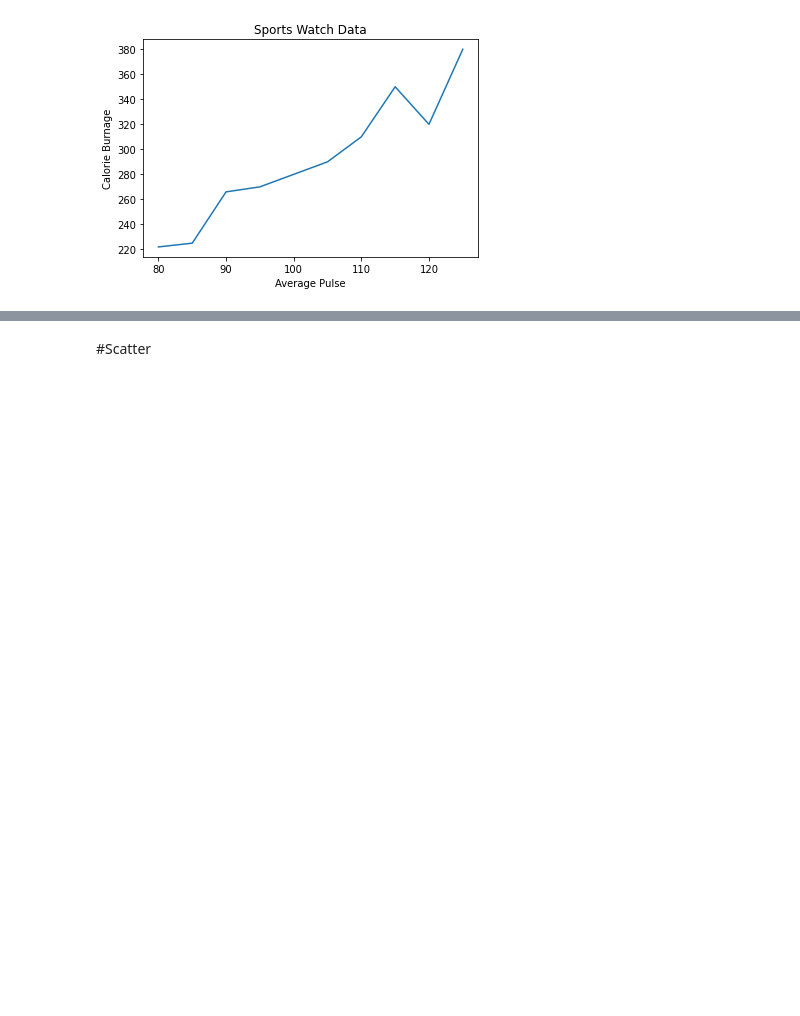
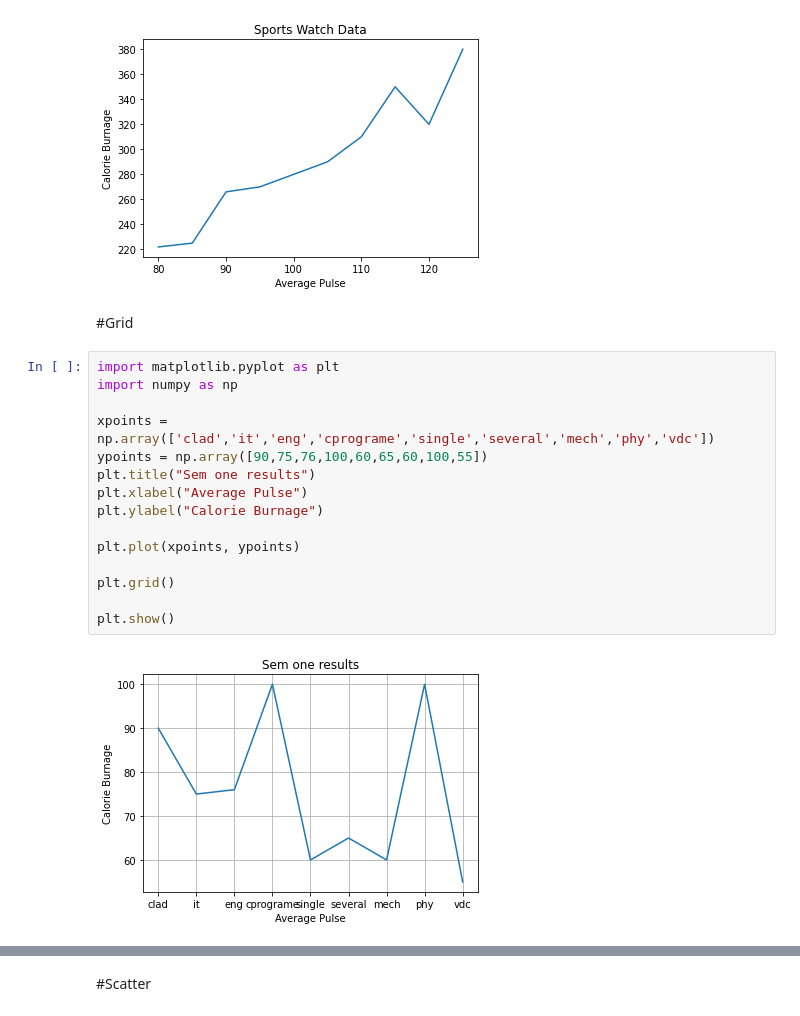
Before and after one commit to Devenderalla/python-, a Jupyter notebook: Bar_graph.ipynb, the cells around one changed output, grey strips where cells are left out. Drawn from its saved outputs; the diff is of its cells as text; blank space fills up the shorter version.

```diff
--- a/Bar_graph.ipynb
+++ b/Bar_graph.ipynb
@@ -103,3 +119,22 @@ plt.ylabel("Calorie Burnage")
 plt.show()
 # %% [output]
 [figure]
+# %% [markdown]
+#Grid
+# %%
+import matplotlib.pyplot as plt
+import numpy as np
+
+xpoints = np.array(['clad','it','eng','cprograme','single','several','mech','phy','vdc'])
+ypoints = np.array([90,75,76,100,60,65,60,100,55])
+plt.title("Sem one results")
+plt.xlabel("Average Pulse")
+plt.ylabel("Calorie Burnage")
+
+plt.plot(xpoints, ypoints)
+
+plt.grid()
+
+plt.show()
+# %% [output]
+[figure, added]
```
Also changed, not shown: parts of 15 cells of this notebook.
